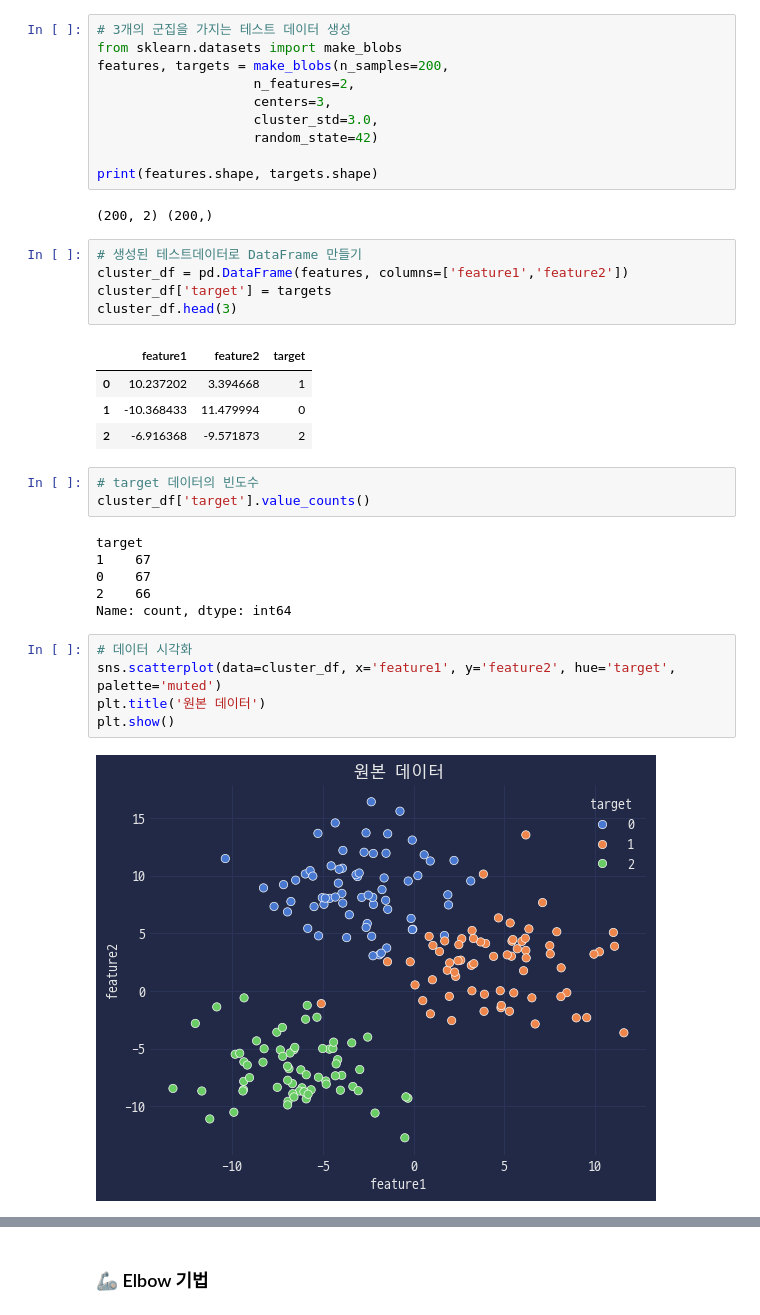
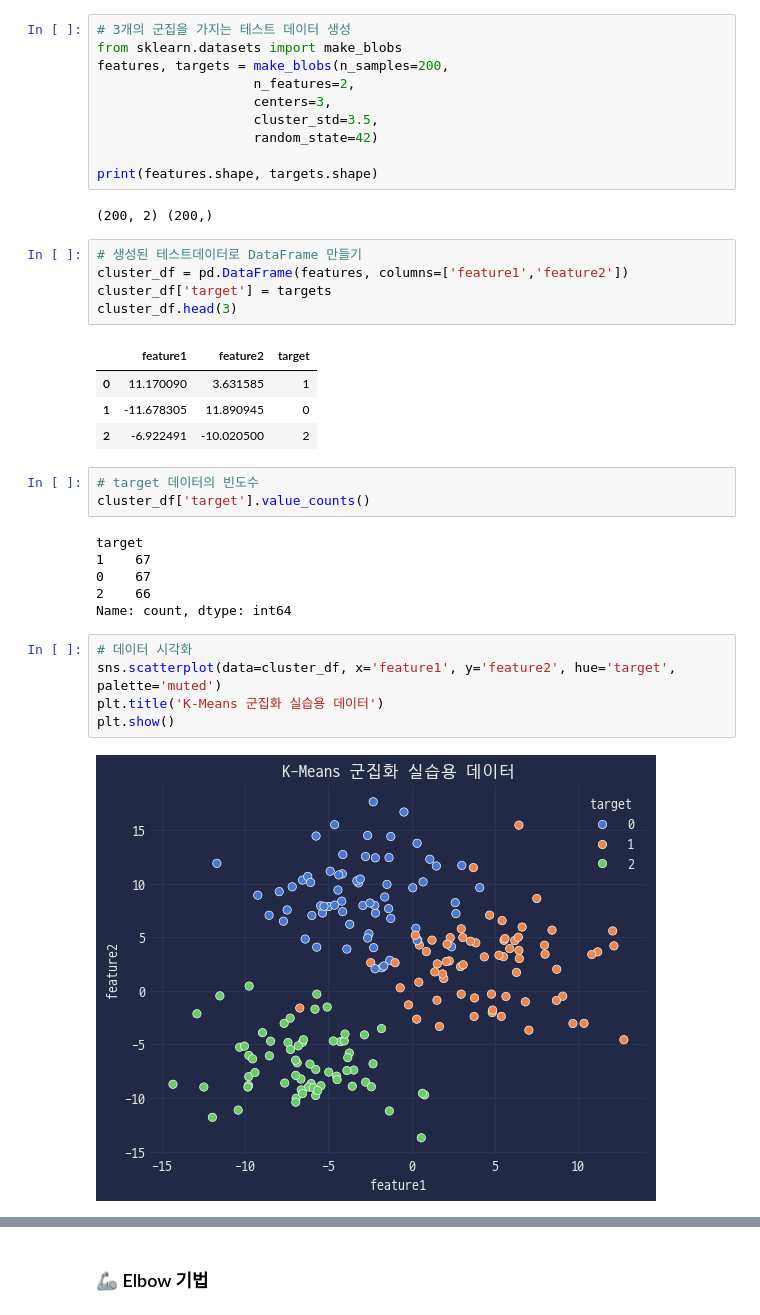
Before and after one commit to zer0ken/ms-ai-school, a Jupyter notebook: clustering/20_군집화_실습.ipynb, the cells around one changed output, grey strips where cells are left out. Drawn from its saved outputs; the diff is of its cells as text.

```diff
--- a/clustering/20_군집화_실습.ipynb
+++ b/clustering/20_군집화_실습.ipynb
@@ -38,7 +38,7 @@ from sklearn.datasets import make_blobs
 features, targets = make_blobs(n_samples=200,
                     n_features=2,
                     centers=3,
-                    cluster_std=3.0,
+                    cluster_std=3.5,
                     random_state=42)
 
 print(features.shape, targets.shape)
@@ -51,9 +51,9 @@ cluster_df['target'] = targets
 cluster_df.head(3)
 # %% [output]
 |  | feature1 | feature2 | target |
-| 0 | 10.237202 | 3.394668 | 1 |
-| 1 | -10.368433 | 11.479994 | 0 |
-| 2 | -6.916368 | -9.571873 | 2 |
+| 0 | 11.170090 | 3.631585 | 1 |
+| 1 | -11.678305 | 11.890945 | 0 |
+| 2 | -6.922491 | -10.020500 | 2 |
 # %%
 # target 데이터의 빈도수
 cluster_df['target'].value_counts()
@@ -66,7 +66,7 @@ Name: count, dtype: int64
 # %%
 # 데이터 시각화
 sns.scatterplot(data=cluster_df, x='feature1', y='feature2', hue='target', palette='muted')
-plt.title('원본 데이터')
+plt.title('K-Means 군집화 실습용 데이터')
 plt.show()
 # %% [output]
-[figure, old version]
+[figure, new version]
```
Also changed, not shown: parts of 24 cells of this notebook, 1 other file.
